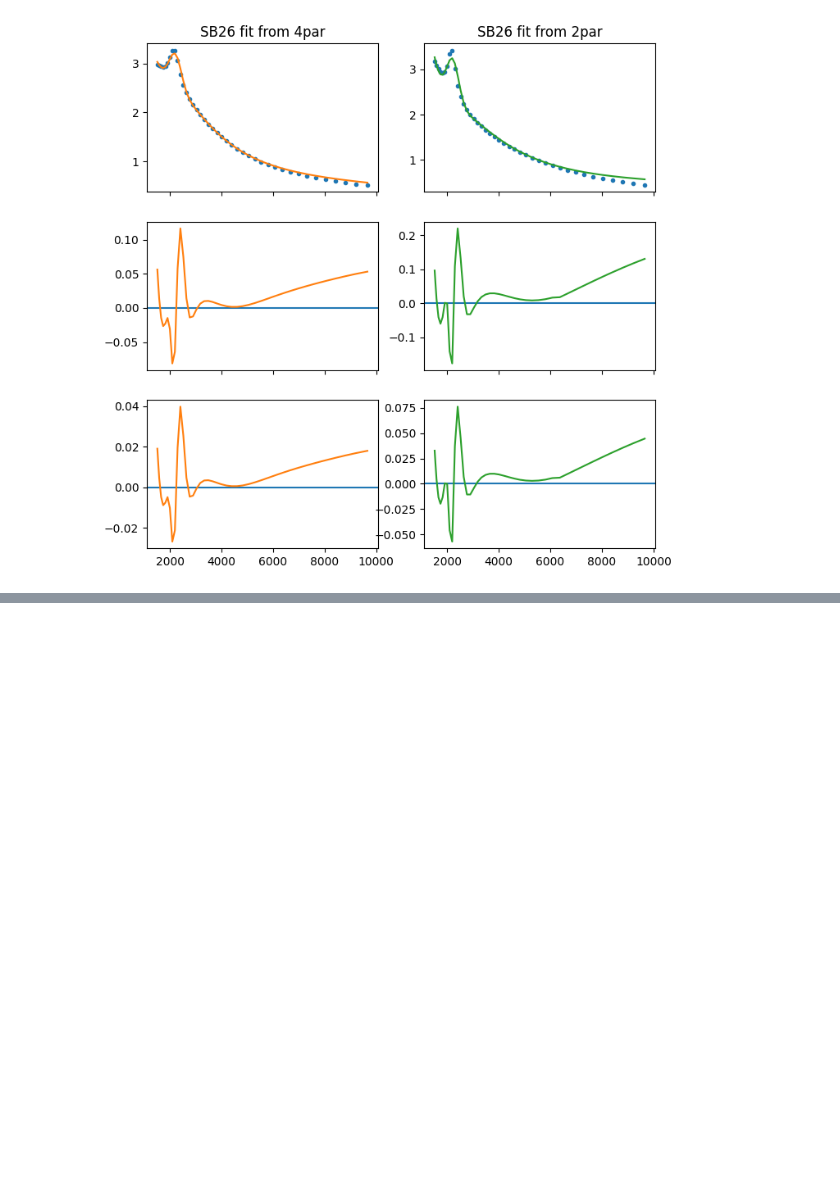
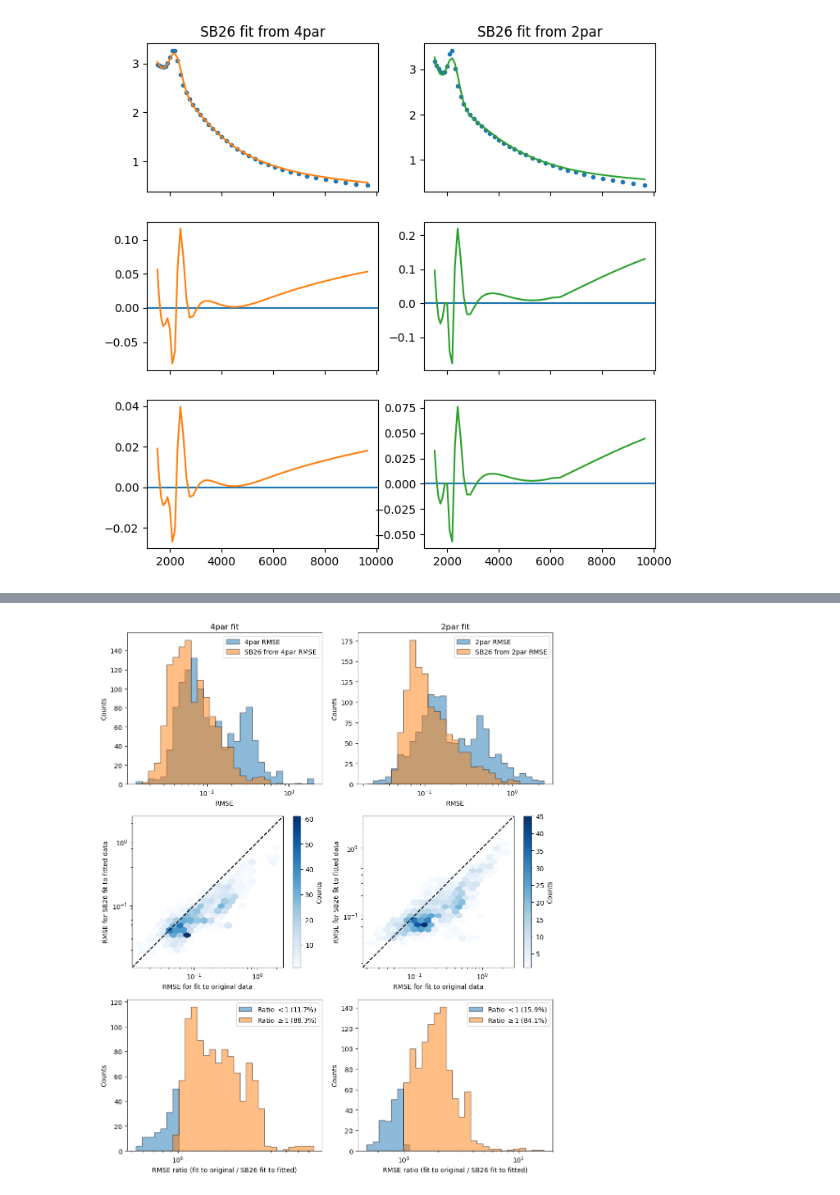
Before and after one commit to maho3/iob-attenuation, a Jupyter notebook: testing/test_superset.ipynb, the cells around one changed output, grey strips where cells are left out. Saved outputs shown, nothing was run; the diff lists cells and outputs as text; code cells hidden in the pictures; blank space fills up the shorter version.

```diff
--- a/testing/test_superset.ipynb
+++ b/testing/test_superset.ipynb
@@ -267,0 +272,3 @@ Text(0.5, 1.0, 'SB26 fit from 2par')
+# %%
+df = pd.read_csv('fit_results_MW.txt', sep=' ', header=0)
+df.head(5)
@@ -267,0 +283,85 @@ Text(0.5, 1.0, 'SB26 fit from 2par')
+# %%
+fig, axs = plt.subplots(3, 2, figsize=(10, 12))
+
+# bin_type = 'linear'
+bin_type = 'log'
+nbin_1d = 30
+nbin_2d = 20
+
+hist_kwargs = {"alpha": 0.5, "density": False, "histtype": 'stepfilled', "edgecolor": 'black'}
+hexbin_kwargs = {"cmap": 'Blues', "gridsize": nbin_2d, "xscale": bin_type, "yscale": bin_type, "mincnt": 1}
+
+mask_4par = df['4par_success'] & df['SB26_from_4par_success']
+print(f"Number of successful 4par fits: {mask_4par.sum()} ({mask_4par.sum()/len(df)*100:.1f}%)")
+bin_min = min(df['4par_rmse'][mask_4par].min(), df['SB26_from_4par_rmse'][mask_4par].min())
+bin_max = max(df['4par_rmse'][mask_4par].max(), df['SB26_from_4par_rmse'][mask_4par].max())
+if bin_type == 'linear':
+    bins = np.linspace(bin_min, bin_max, nbin_1d)
+elif bin_type == 'log':
+    bins = np.logspace(np.log10(bin_min), np.log10(bin_max), nbin_1d)
+else:
+    raise ValueError(f"Unknown bin_type: {bin_type}")
+axs[0,0].hist(df['4par_rmse'][mask_4par], label='4par RMSE', bins=bins, **hist_kwargs)
+axs[0,0].hist(df['SB26_from_4par_rmse'][mask_4par], label='SB26 from 4par RMSE', bins=bins, **hist_kwargs)
+hb = axs[1,0].hexbin(df['4par_rmse'][mask_4par], df['SB26_from_4par_rmse'][mask_4par], **hexbin_kwargs)
+cb = fig.colorbar(hb, ax=axs[1,0])
+cb.set_label('Counts')
+ratio = df['4par_rmse'][mask_4par] / df['SB26_from_4par_rmse'][mask_4par]
+bins = np.logspace(np.log10(ratio.min()), np.log10(ratio.max()), nbin_1d)
+m = ratio < 1
+label = f'Ratio $< 1$ ({m.sum()/len(ratio)*100:.1f}%)'
+axs[2,0].hist(ratio[m], bins=bins, **hist_kwargs, label=label)
+label = f'Ratio $\\geq 1$ ({(~m).sum()/len(ratio)*100:.1f}%)'
+axs[2,0].hist(ratio[~m], bins=bins, **hist_kwargs, label=label)
+
+mask_2par = df['2par_success'] & df['SB26_from_2par_success']
+print(f"Number of successful 2par fits: {mask_2par.sum()} ({mask_2par.sum()/len(df)*100:.1f}%)")
+bin_min = min(df['2par_rmse'][mask_2par].min(), df['SB26_from_2par_rmse'][mask_2par].min())
+bin_max = max(df['2par_rmse'][mask_2par].max(), df['SB26_from_2par_rmse'][mask_2par].max())
+if bin_type == 'linear':
+    bins = np.linspace(bin_min, bin_max, nbin_1d)
+elif bin_type == 'log':
+    bins = np.logspace(np.log10(bin_min), np.log10(bin_max), nbin_1d)
+else:
+    raise ValueError(f"Unknown bin_type: {bin_type}")
+axs[0,1].hist(df['2par_rmse'][mask_2par], label='2par RMSE', bins=bins, **hist_kwargs)
+axs[0,1].hist(df['SB26_from_2par_rmse'][mask_2par], label='SB26 from 2par RMSE', bins=bins, **hist_kwargs)
+hb = axs[1,1].hexbin(df['2par_rmse'][mask_2par], df['SB26_from_2par_rmse'][mask_2par], **hexbin_kwargs)
+cb = fig.colorbar(hb, ax=axs[1,1])
+cb.set_label('Counts')
+ratio = df['2par_rmse'][mask_2par] / df['SB26_from_2par_rmse'][mask_2par]
+bins = np.logspace(np.log10(ratio.min()), np.log10(ratio.max()), nbin_1d)
+m = ratio < 1
+label = f'Ratio $< 1$ ({m.sum()/len(ratio)*100:.1f}%)'
+axs[2,1].hist(ratio[m], bins=bins, **hist_kwargs, label=label)
+label = f'Ratio $\\geq 1$ ({(~m).sum()/len(ratio)*100:.1f}%)'
+axs[2,1].hist(ratio[~m], bins=bins, **hist_kwargs, label=label)
+
+for ax in axs[0,:]:
+    ax.set_xlabel('RMSE')
+    ax.set_ylabel('Counts')
+    ax.legend()
+    ax.set_xscale(bin_type)
+
+for ax in axs[1,:]:
+    xlim = ax.get_xlim()
+    ylim = ax.get_ylim()
+    x = [min(xlim[0], ylim[0]), max(xlim[1], ylim[1])]
+    ax.plot(x, x, color='black', linestyle='--')
+    ax.set_xlim(x)
+    ax.set_ylim(x)
+    ax.set_aspect('equal')
+    ax.set_xlabel('RMSE for fit to original data')
+    ax.set_ylabel('RMSE for SB26 fit to fitted data')
+
+for ax in axs[2,:]:
+    ax.legend()
+    ax.set_xscale('log')
+    ax.set_xlabel('RMSE ratio (fit to original / SB26 fit to fitted)')
+    ax.set_ylabel('Counts')
+
+axs[0,0].set_title('4par fit')
+axs[0,1].set_title('2par fit')
+
+fig.tight_layout()
+# %% [output]
@@ -267,0 +370 @@ Text(0.5, 1.0, 'SB26 fit from 2par')
+[figure, added]
```
Also changed, not shown: parts of 5 cells of this notebook, 1 other file.
